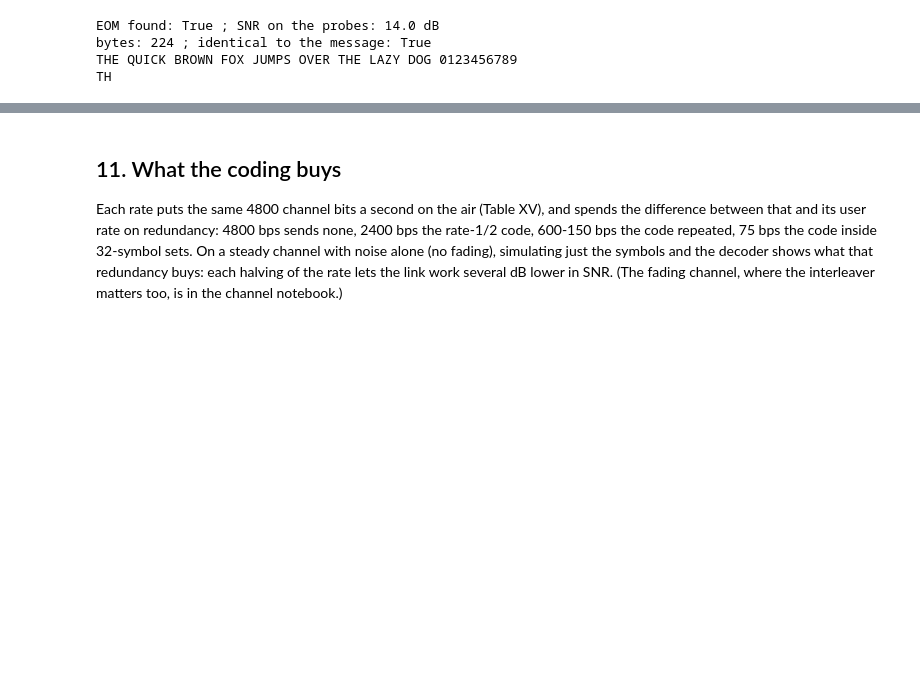
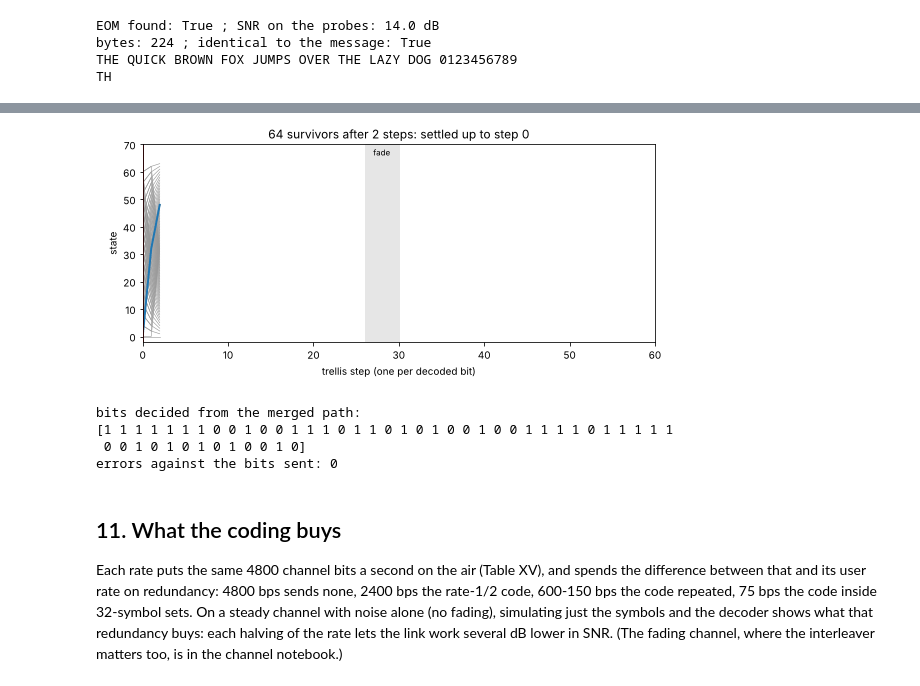
Before and after one commit to Willt125/MIL-STD-188-110, a Jupyter notebook: docs/walkthrough.ipynb, the cells around one changed output, grey strips where cells are left out. Cells and saved outputs as stored; diff of their text form; code cells hidden in the pictures; blank space fills up the shorter version.

```diff
--- a/docs/walkthrough.ipynb
+++ b/docs/walkthrough.ipynb
@@ -443,3 +612,70 @@ TH
+# %%
+rng_v = np.random.default_rng(4)
+n_steps = 30 if QUICK else 60
+info = rng_v.integers(0, 2, n_steps).astype(np.uint8)
+soft = (
+    1.0 - 2.0 * fec.ConvolutionalEncoder().encode(info) + 0.6 * rng_v.standard_normal(2 * n_steps)
+)
+soft[n_steps - 8 : n_steps] = 0.3 * rng_v.standard_normal(8)  # a fade: nothing to go on
+metrics = np.full(64, -np.inf)
+metrics[0] = 0.0
+choices = []
+for s1, s2 in soft.reshape(-1, 2):  # add-compare-select, all 64 states at once
+    candidates = metrics[PREDECESSOR] + s1 * SIGN1 + s2 * SIGN2
+    choice = np.argmax(candidates, axis=1)
+    metrics = candidates[np.arange(64), choice]
+    choices.append((choice, metrics.copy()))
+
+
+def survivors(t):
+    """Every state's survivor through step t, as states (64 x t+1)."""
+    paths = np.zeros((64, t + 1), dtype=int)
+    paths[:, t] = np.arange(64)
+    for i in range(t, 0, -1):
+        choice = choices[i - 1][0]
+        paths[:, i - 1] = PREDECESSOR[paths[:, i], choice[paths[:, i]]]
+    return paths
+
+
+fig, ax = plt.subplots(figsize=(8, 3.6))
+ax.axvspan(n_steps / 2 - 4, n_steps / 2, color="0.9")
+ax.text(n_steps / 2 - 2, 66, "fade", ha="center", fontsize=8)
+lines = [ax.plot([], [], color="0.6", lw=0.6)[0] for _ in range(64)]
+(best_line,) = ax.plot([], [], color="C0", lw=2)
+merge_line = ax.axvline(0, color="C3", lw=1)
+ax.set_xlim(0, n_steps)
+ax.set_ylim(-2, 70)
+ax.set_xlabel("trellis step (one per decoded bit)")
+ax.set_ylabel("state")
+fig.tight_layout()
+
+
+def draw_viterbi(t):
+    t = t + 1
+    paths = survivors(t)
+    for line, path in zip(lines, paths, strict=True):
+        line.set_data(np.arange(t + 1), path)
+    best = paths[int(np.argmax(choices[t - 1][1]))]
+    best_line.set_data(np.arange(t + 1), best)
+    agree = np.all(paths == paths[0], axis=0)
+    merge = int(np.max(np.flatnonzero(agree))) if agree.any() else 0
+    merge_line.set_xdata([merge, merge])
+    ax.set_title(f"64 survivors after {t} steps: settled up to step {merge}")
+    return (*lines, best_line, merge_line)
+
+
+steps_shown = range(1, n_steps, 2)  # every other step keeps the file small
+save_gif(FuncAnimation(fig, draw_viterbi, frames=steps_shown), "viterbi", fps=3)
+best_path = survivors(n_steps)[int(np.argmax(metrics))]
+decided = (best_path[1:] >> 5).astype(np.uint8)  # the input bit that led into each state
+print("bits decided from the merged path:", decided[: n_steps - 10], sep="\n")
+print("errors against the bits sent:", int(np.sum(decided[: n_steps - 10] != info[: n_steps - 10])))
+# %% [output]
+[figure, added]
+bits decided from the merged path:
+[1 1 1 1 1 1 1 0 0 1 0 0 1 1 1 0 1 1 0 1 0 1 0 0 1 0 0 1 1 1 1 0 1 1 1 1 1
+ 0 0 1 0 1 0 1 0 1 0 0 1 0]
+errors against the bits sent: 0
 # %% [markdown]
 ## 11. What the coding buys
 
```
Also changed, not shown: parts of 8 cells of this notebook, 9 other files.
